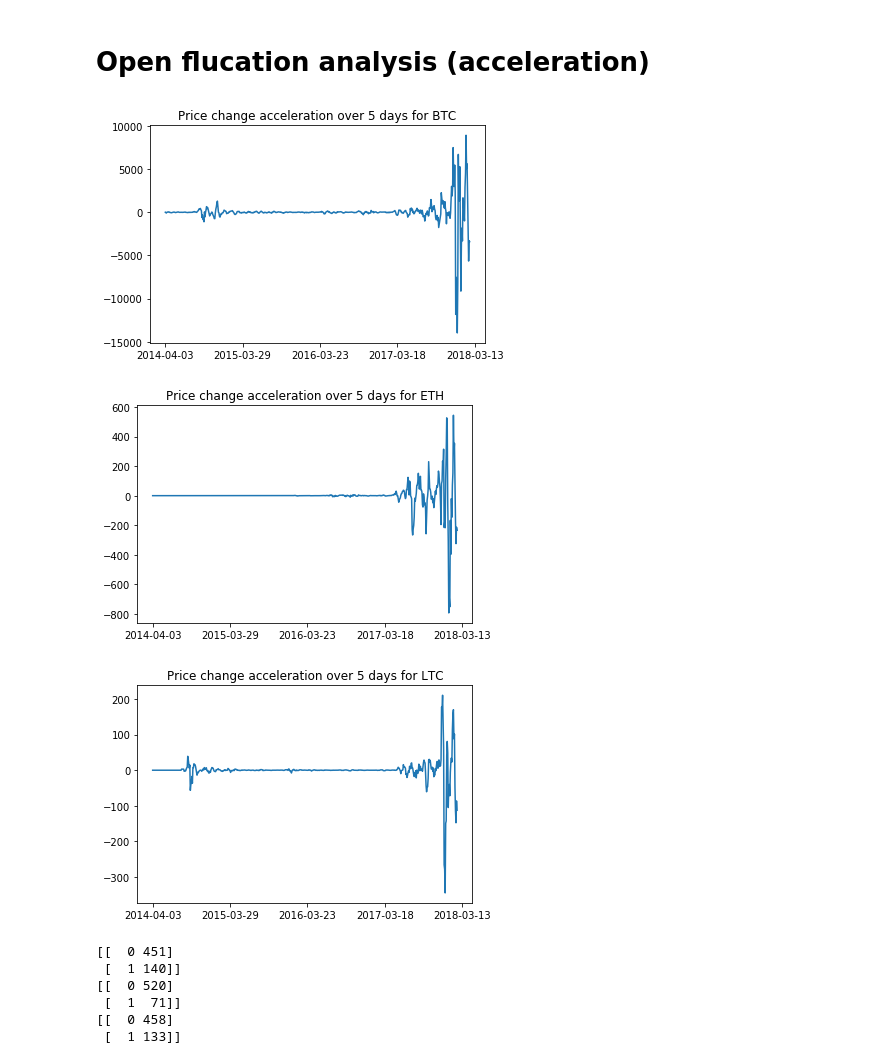
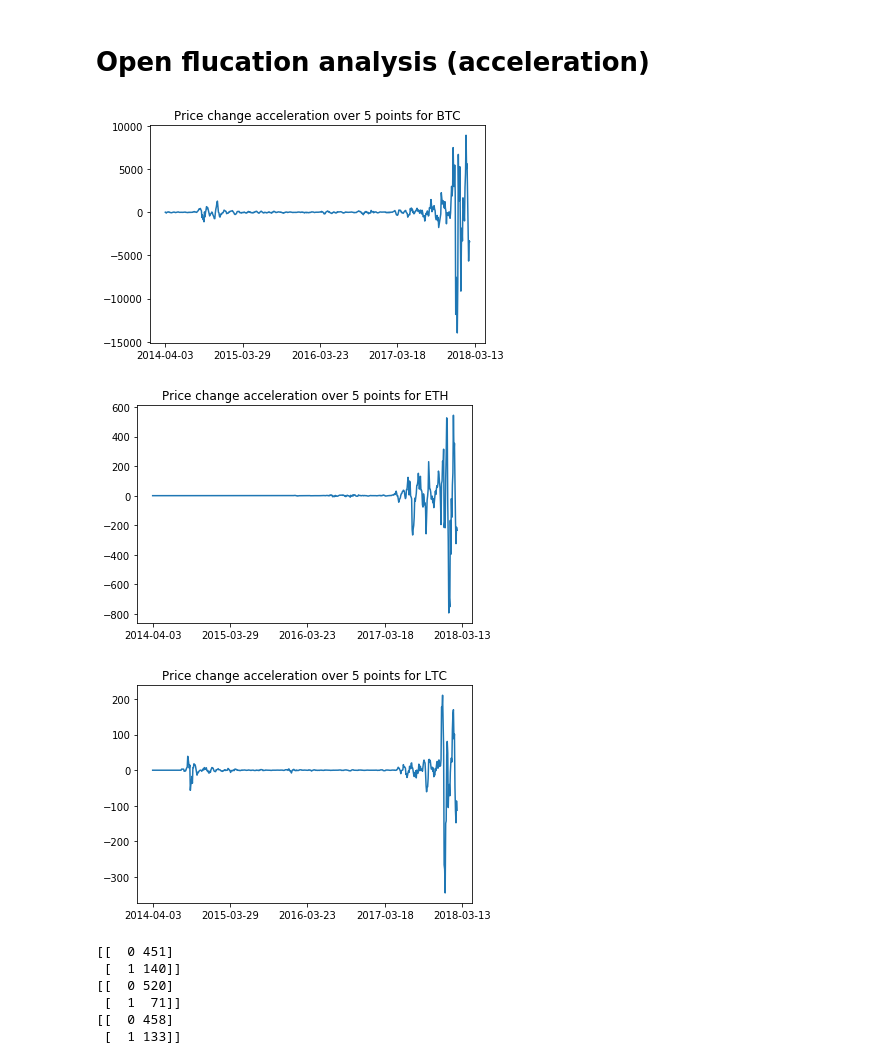
Before and after one commit to mhorton20916/project_one, a Jupyter notebook: crypto_comparison.ipynb, the cells around one changed output. Saved outputs shown, nothing was run; the diff lists cells and outputs as text; code cells hidden in the pictures.

```diff
--- a/crypto_comparison.ipynb
+++ b/crypto_comparison.ipynb
@@ -135,39 +135,39 @@ eth_accel = list()
 ltc_accel = list()
 
 step = 5
 
 for i in range(len(btc_differences)-step):
     btc_accel.append(btc_differences[i+step]-btc_differences[i])
     eth_accel.append(eth_differences[i+step]-eth_differences[i])
     ltc_accel.append(ltc_differences[i+step]-ltc_differences[i])
 
 num_ticks = 5
 
 inv_ticks = int(len(btc_df['Date'])/num_ticks)
 
 
 fig, ax = plt.subplots()
 plt.plot(btc_accel)
-plt.title('Price change acceleration over %s days for BTC'%str(step))
+plt.title('Price change acceleration over %s points for BTC'%str(step))
 plt.xticks([i for i in range(num_ticks)],[btc_df['Date'][inv_ticks*i] for i in range(num_ticks+1)])
 ax.xaxis.set_major_locator(ticker.MaxNLocator(num_ticks))
 plt.show()
 fig, ax = plt.subplots()
 plt.plot(eth_accel)
-plt.title('Price change acceleration over %s days for ETH'%str(step))
+plt.title('Price change acceleration over %s points for ETH'%str(step))
 plt.xticks([i for i in range(num_ticks)],[eth_df['Date'][inv_ticks*i] for i in range(num_ticks+1)])
 ax.xaxis.set_major_locator(ticker.MaxNLocator(num_ticks))
 plt.show()
 fig, ax = plt.subplots()
 plt.plot(ltc_accel)
-plt.title('Price change acceleration over %s days for LTC'%str(step))
+plt.title('Price change acceleration over %s points for LTC'%str(step))
 plt.xticks([i for i in range(num_ticks)],[ltc_df['Date'][inv_ticks*i] for i in range(num_ticks+1)])
 ax.xaxis.set_major_locator(ticker.MaxNLocator(num_ticks))
 plt.show()
 # %% [output]
-[figure, old version]
+[figure, new version]
-[figure, old version]
+[figure, new version]
-[figure, old version]
+[figure, new version]
 # %%
 # find sign changes in acceleration analysis
 signs = np.sign(btc_accel)
```
Also changed, not shown: parts of 9 cells of this notebook, 2 other files.
